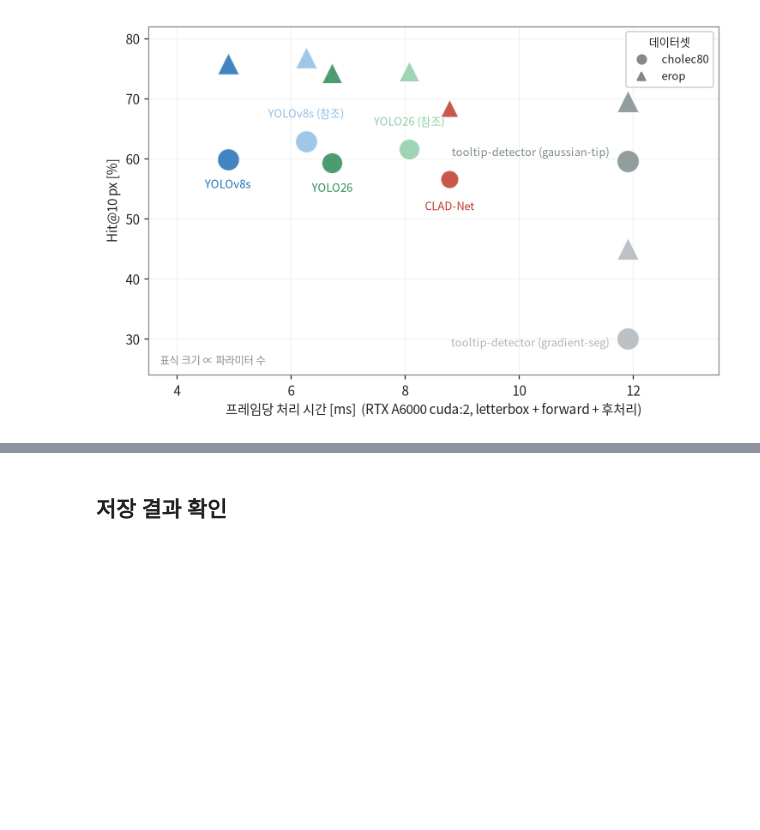
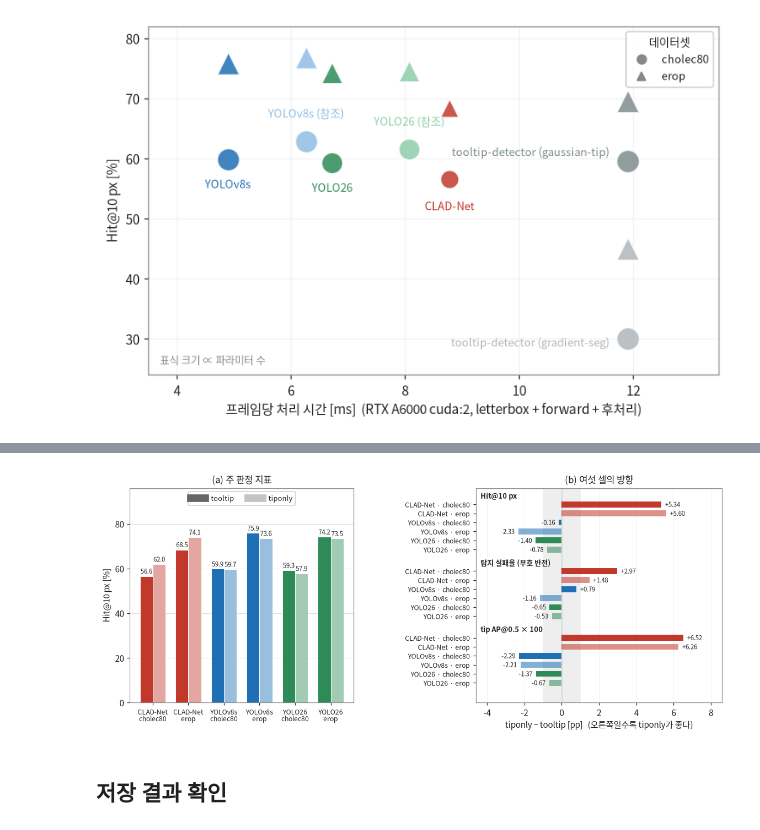
Before and after one commit to doosik71/tooltip-detector, a Jupyter notebook: notebook/baseline-report-graph.ipynb, the cells around one changed output, grey strips where cells are left out. Drawn from its saved outputs; the diff is of its cells as text; code cells hidden in the pictures; blank space fills up the shorter version.

```diff
--- a/notebook/baseline-report-graph.ipynb
+++ b/notebook/baseline-report-graph.ipynb
@@ -97,6 +101,11 @@ PRETRAINED = ("yolov8s", "yolo26")
 ASSIGNED = ("yolov8sclone", "yolo26clone", "cladnet")
 SEGMENTATION = ("gaussian-tip", "gradient-seg")
 MODELS = DETECTORS + SEGMENTATION
+#: 학습 모드. `tooltip`은 tool·tip 2클래스, `tiponly`는 tip 1클래스로 학습한 회차다.
+#: 그림 8만 둘을 견주고, 나머지 그림은 모두 `tooltip`을 그린다.
+LABEL_SETS = ("tooltip", "tiponly")
+#: 두 모드를 모두 학습한 회차. 참조 구현 둘은 `tooltip`뿐이다.
+BOTH_LABEL_SETS = ("cladnet", "yolov8sclone", "yolo26clone")
 
 
 def mix(color: str, other: str, weight: float) -> str:
@@ -489,7 +509,7 @@ axis = axes[0]
 x = np.arange(2)
 width = 0.26
 for offset, model in zip(np.linspace(-width, width, len(ASSIGNED)), ASSIGNED):
-    means = [np.mean(ASSIGNMENT[model]["counts"][cls]) for cls in ("0", "1")]
+    means = [np.mean(ASSIGNMENT[model]["counts"][cls]) for cls in ("tool", "tip")]
     bars = axis.bar(x + offset, means, width, label=LABEL[model],
                     color=COLOR[model], edgecolor="white", linewidth=0.6)
     axis.bar_label(bars, fmt="%.1f", fontsize=9, padding=2)
@@ -502,14 +522,14 @@ axis.set_axisbelow(True)
 axis.legend(fontsize=9, framealpha=0.95, loc="upper right")
 
 for model in ASSIGNED:
-    ratio = (np.mean(ASSIGNMENT[model]["counts"]["0"])
-             / np.mean(ASSIGNMENT[model]["counts"]["1"]))
+    ratio = (np.mean(ASSIGNMENT[model]["counts"]["tool"])
+             / np.mean(ASSIGNMENT[model]["counts"]["tip"]))
     print(f"{LABEL[model]}: tool:tip = {ratio:.2f}")
 
 # (b) 양성 앵커가 어느 레벨에 놓이는가 -- 가로 막대라 라벨을 회전하지 않아도 읽힌다
 axis = axes[1]
-rows = [(model, cls) for cls in ("0", "1") for model in ASSIGNED]
-labels = [f"{'tool' if cls == '0' else 'tip'} · {LABEL[model]}" for model, cls in rows]
+rows = [(model, cls) for cls in ("tool", "tip") for model in ASSIGNED]
+labels = [f"{cls} · {LABEL[model]}" for model, cls in rows]
 y = np.arange(len(rows))[::-1]
 left = np.zeros(len(rows))
 levels = ("P3 (stride 8)", "P4 (stride 16)", "P5 (stride 32)")
@@ -644,0 +678,67 @@ saved docs/figures/baseline-report-speed-accuracy.png
+# %%
+# 오른쪽일수록 tiponly가 좋도록 부호를 맞춘다. 탐지 실패율만 낮을수록 좋으므로 뒤집는다.
+DELTA_METRICS = (
+    ("Hit@10 px", lambda s: s["tip"]["hit_rate_10px_pct"], +1),
+    ("탐지 실패율 (부호 반전)", lambda s: s["tip"]["miss_rate_pct"], -1),
+    ("tip AP@0.5 × 100", lambda s: 100.0 * s["detection"]["per_class"]["tip"]["ap50"], +1),
+)
+CELLS = [(m, d) for m in BOTH_LABEL_SETS for d in DATASETS]
+CELL_LABEL = {cell: f"{LABEL[cell[0]]} · {cell[1]}" for cell in CELLS}
+
+fig, axes = plt.subplots(1, 2, figsize=(12.6, 4.6),
+                         gridspec_kw={"width_ratios": [1.0, 1.1], "wspace": 0.52})
+
+# (a) 주 판정 지표를 모드별로 나란히
+axis = axes[0]
+x = np.arange(len(CELLS))
+width = 0.36
+for offset, label_set in zip((-width / 2, width / 2), LABEL_SETS):
+    table = SUMMARY if label_set == "tooltip" else TIPONLY
+    values = [table[cell]["tip"]["hit_rate_10px_pct"] for cell in CELLS]
+    colors = [COLOR[m] if label_set == "tooltip" else mix(COLOR[m], "#ffffff", 0.55)
+              for m, _ in CELLS]
+    bars = axis.bar(x + offset, values, width, color=colors,
+                    edgecolor="white", linewidth=0.6)
+    axis.bar_label(bars, fmt="%.1f", fontsize=7.5, padding=2)
+axis.set_xticks(x, [f"{LABEL[m]}\n{d}" for m, d in CELLS], fontsize=8)
+axis.set_ylabel("Hit@10 px [%]")
+axis.set_title("(a) 주 판정 지표")
+axis.set_ylim(0, 96)
+axis.grid(axis="y", color="#dddddd", linewidth=0.6)
+axis.set_axisbelow(True)
+axis.legend(handles=[Line2D([0], [0], color=c, linewidth=9, label=s)
+                     for s, c in zip(LABEL_SETS, ("#666666", "#c4c4c4"))],
+            fontsize=8.5, framealpha=0.95, loc="upper center", ncol=2)
+
+# (b) 세 지표의 차이를 한 축에. 지표마다 한 칸씩 띄워 묶음을 눈에 보이게 둔다.
+axis = axes[1]
+XMIN, XMAX = -4.6, 8.6
+axis.axvspan(-1, 1, color="#eeeeee", zorder=0)          # 판정 기준의 무차별 구간
+axis.axvline(0, color="#888888", linewidth=0.9, zorder=1)
+
+slot = 0
+ticks, tick_labels = [], []
+for name, read, sign in DELTA_METRICS:
+    axis.text(XMIN + 0.25, -(slot - 0.9), name, fontsize=8.5, fontweight="bold",
+              va="center", color=INK, zorder=3)
+    for cell in CELLS:
+        delta = sign * (read(TIPONLY[cell]) - read(SUMMARY[cell]))
+        axis.barh(-slot, delta, 0.66, color=COLOR[cell[0]], zorder=2,
+                  alpha=1.0 if cell[1] == "cholec80" else 0.55)
+        axis.text(delta + (0.20 if delta >= 0 else -0.20), -slot, f"{delta:+.2f}",
+                  va="center", ha="left" if delta >= 0 else "right", fontsize=7.5,
+                  color=INK, zorder=3)
+        ticks.append(-slot)
+        tick_labels.append(CELL_LABEL[cell])
+        slot += 1
+    slot += 1.4                                          # 묶음 사이 여백
+
+axis.set_yticks(ticks, tick_labels, fontsize=8)
+axis.set_ylim(-slot + 0.2, 1.8)
+axis.set_xlabel("tiponly − tooltip [pp]   (오른쪽일수록 tiponly가 좋다)")
+axis.set_title("(b) 여섯 셀의 방향")
+axis.set_xlim(XMIN, XMAX)
+axis.grid(axis="x", color="#eeeeee", linewidth=0.6)
+
+save(fig, "baseline-report-label-set")
+# %% [output]
@@ -645,3 +748,4 @@ saved docs/figures/baseline-report-speed-accuracy.png
+[figure, added]
 # %% [markdown]
 ## 저장 결과 확인
 # %%
```
Also changed, not shown: parts of 7 cells of this notebook, 30 other files.
